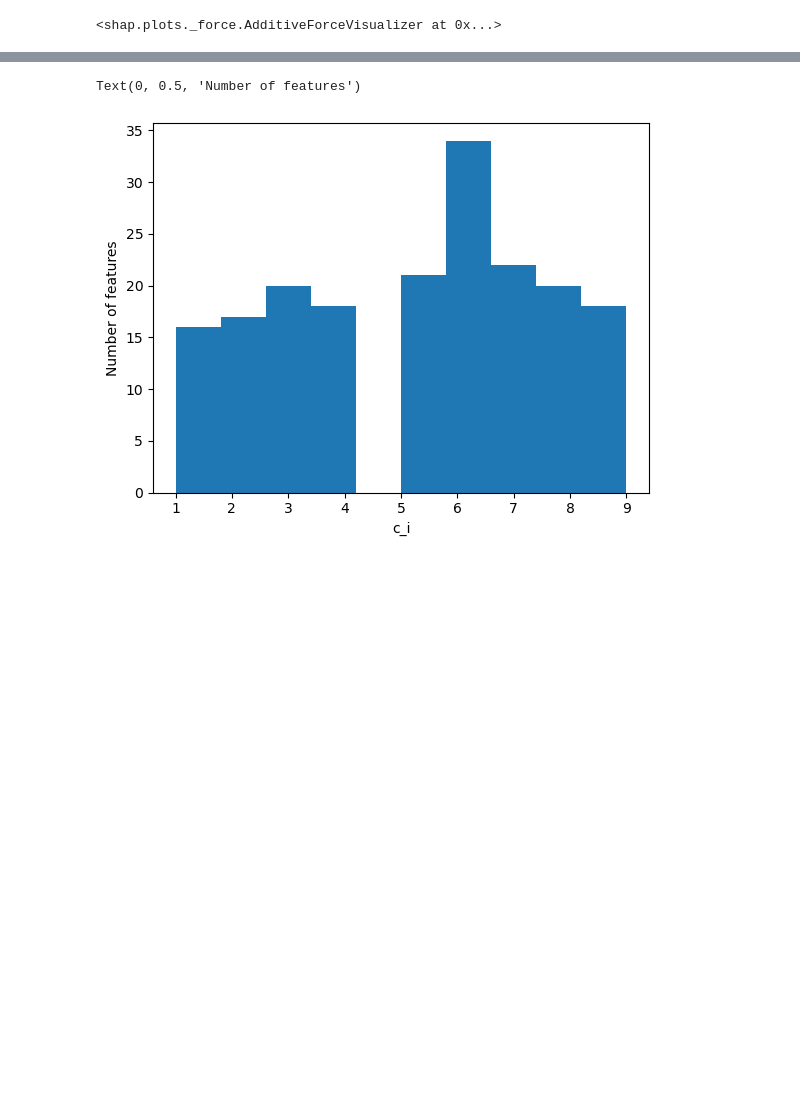
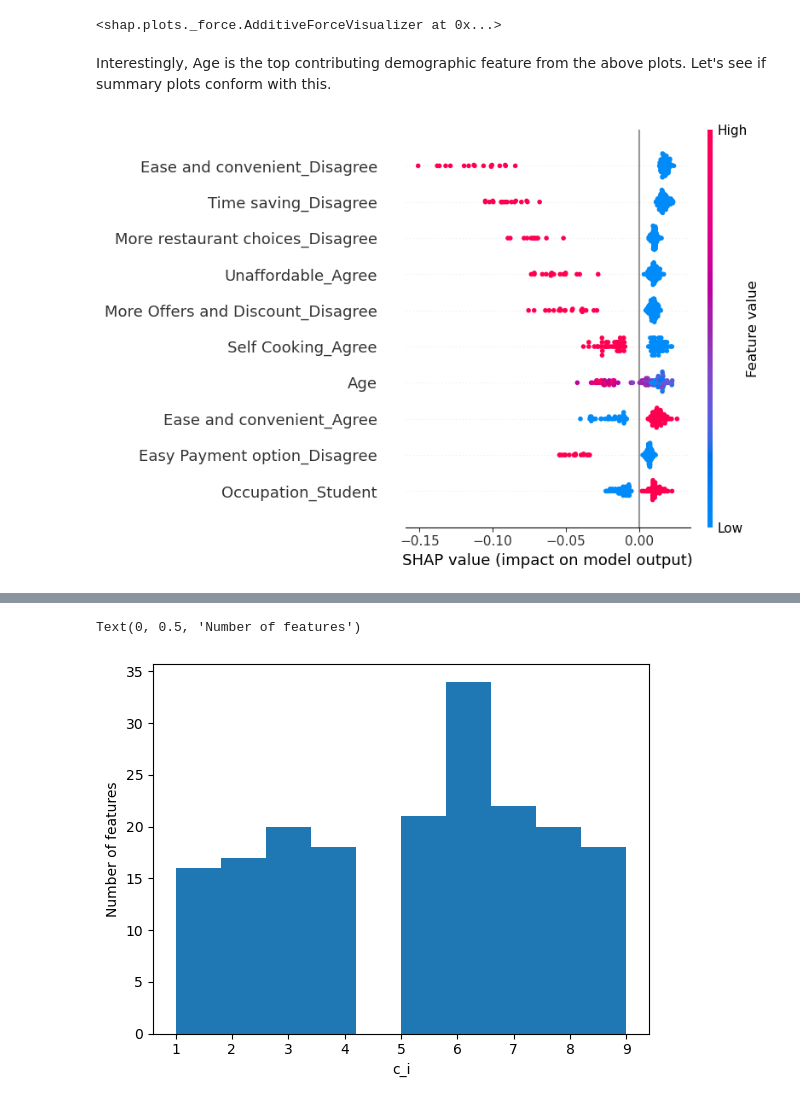
Before and after one commit to shreemayisonti7/fairness_audit, a Jupyter notebook: improved_model.ipynb, the cells around one changed output, grey strips where cells are left out. Saved outputs shown, nothing was run; the diff lists cells and outputs as text; code cells hidden in the pictures; blank space fills up the shorter version.

Commit message:
Added summary plots

```diff
--- a/improved_model.ipynb
+++ b/improved_model.ipynb
@@ -680,3 +680,10 @@ Predicted: 1 Ground Truth: 1
 False False
 [interactive output not drawn]
 <shap.plots._force.AdditiveForceVisualizer at 0x...>
+# %% [markdown]
+
+Interestingly, Age is the top contributing demographic feature from the above plots. Let's see if summary plots conform with this.
+# %%
+shap.summary_plot(shap_values[:, :, 1], X_test, feature_names=X_test.columns, max_display=10)
+# %% [output]
+[figure, added]
```
Also changed, not shown: parts of 7 cells of this notebook, 1 other file.
